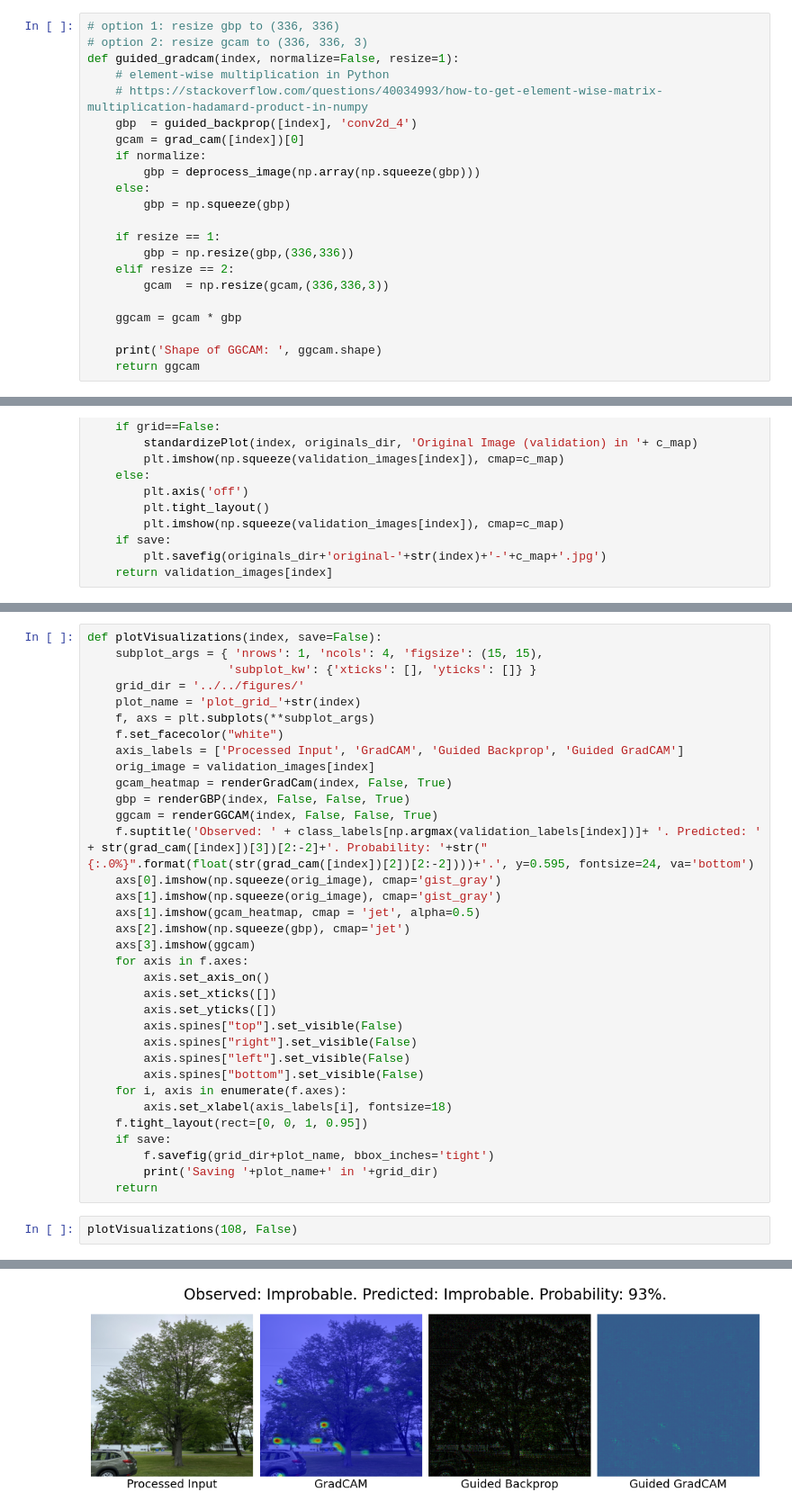
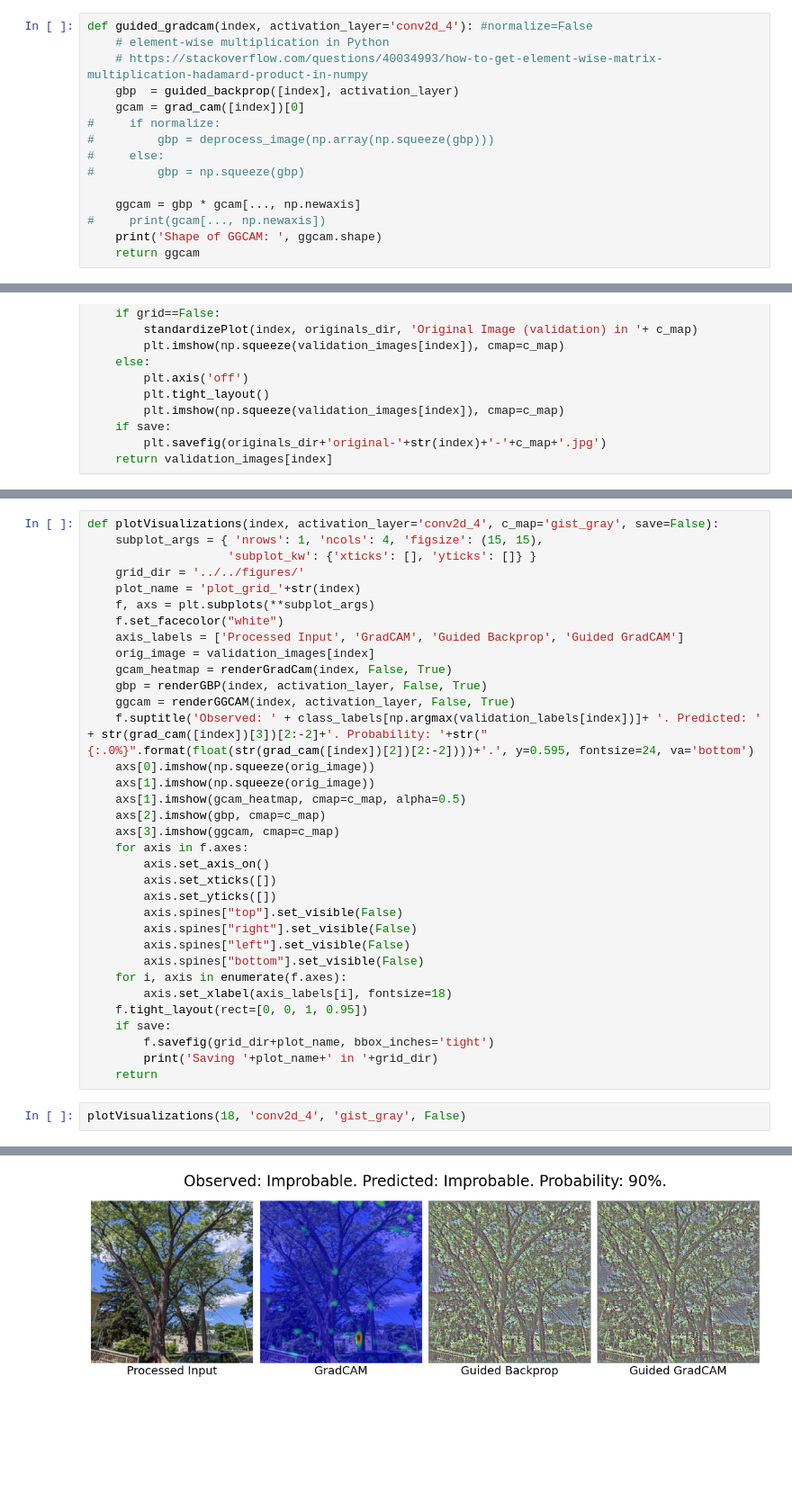
Before and after one commit to narslab/vis-inference, a Jupyter notebook: bin/jupyter/visualization-techniques.ipynb, the cells around one changed output, grey strips where cells are left out. Shown at 90% size. Cells and saved outputs as stored; diff of their text form; blank space fills up the shorter version.

```diff
--- a/bin/jupyter/visualization-techniques.ipynb
+++ b/bin/jupyter/visualization-techniques.ipynb
@@ -137,22 +188,15 @@ def guided_backprop(index, activation_layer):
 # %%
-# option 1: resize gbp to (336, 336)
-# option 2: resize gcam to (336, 336, 3)
-def guided_gradcam(index, normalize=False, resize=1):
+def guided_gradcam(index, activation_layer='conv2d_4'): #normalize=False
     # element-wise multiplication in Python
     # https://stackoverflow.com/questions/40034993/how-to-get-element-wise-matrix-multiplication-hadamard-product-in-numpy
-    gbp  = guided_backprop([index], 'conv2d_4')
+    gbp  = guided_backprop([index], activation_layer)
     gcam = grad_cam([index])[0]
-    if normalize:
-        gbp = deprocess_image(np.array(np.squeeze(gbp)))
-    else:
-        gbp = np.squeeze(gbp)
+#     if normalize:
+#         gbp = deprocess_image(np.array(np.squeeze(gbp)))
+#     else:
+#         gbp = np.squeeze(gbp)
 
-    if resize == 1:
-        gbp = np.resize(gbp,(336,336))
-    elif resize == 2:
-        gcam  = np.resize(gcam,(336,336,3))
-
-    ggcam = gcam * gbp
-
+    ggcam = gbp * gcam[..., np.newaxis]
+#     print(gcam[..., np.newaxis])
     print('Shape of GGCAM: ', ggcam.shape)
     return ggcam
@@ -483,5 +419,5 @@ array([[ 0.01075589,  0.00129897,  0.00032153, ...,  0.00720005,
 # %%
-def plotVisualizations(index, save=False):
+def plotVisualizations(index, activation_layer='conv2d_4', c_map='gist_gray', save=False):
     subplot_args = { 'nrows': 1, 'ncols': 4, 'figsize': (15, 15),
                     'subplot_kw': {'xticks': [], 'yticks': []} }
     grid_dir = '../../figures/'
@@ -491,14 +427,14 @@ def plotVisualizations(index, save=False):
     axis_labels = ['Processed Input', 'GradCAM', 'Guided Backprop', 'Guided GradCAM']
     orig_image = validation_images[index]
     gcam_heatmap = renderGradCam(index, False, True)
-    gbp = renderGBP(index, False, False, True)
-    ggcam = renderGGCAM(index, False, False, True)
+    gbp = renderGBP(index, activation_layer, False, True)
+    ggcam = renderGGCAM(index, activation_layer, False, True)
     f.suptitle('Observed: ' + class_labels[np.argmax(validation_labels[index])]+ '. Predicted: ' + str(grad_cam([index])[3])[2:-2]+'. Probability: '+str("{:.0%}".format(float(str(grad_cam([index])[2])[2:-2])))+'.', y=0.595, fontsize=24, va='bottom')
-    axs[0].imshow(np.squeeze(orig_image), cmap='gist_gray')
-    axs[1].imshow(np.squeeze(orig_image), cmap='gist_gray')
-    axs[1].imshow(gcam_heatmap, cmap = 'jet', alpha=0.5)
-    axs[2].imshow(np.squeeze(gbp), cmap='jet')
-    axs[3].imshow(ggcam)
+    axs[0].imshow(np.squeeze(orig_image))
+    axs[1].imshow(np.squeeze(orig_image))
+    axs[1].imshow(gcam_heatmap, cmap=c_map, alpha=0.5)
+    axs[2].imshow(gbp, cmap=c_map)
+    axs[3].imshow(ggcam, cmap=c_map)
     for axis in f.axes:
         axis.set_axis_on()
         axis.set_xticks([])
@@ -515,7 +451,7 @@ def plotVisualizations(index, save=False):
         print('Saving '+plot_name+' in '+grid_dir)
     return
 # %%
-plotVisualizations(108, False)
+plotVisualizations(18, 'conv2d_4', 'gist_gray', False)
 # %% [output]
 Observed image class:  Improbable
 Class labels:  ['Improbable', 'Probable/Possible']
@@ -547 +473 @@ Clipping input data to the valid range for imshow with RGB data ([0..1] for floa
-[figure, old version]
+[figure, new version]
```
Also changed, not shown: parts of 20 cells of this notebook.
